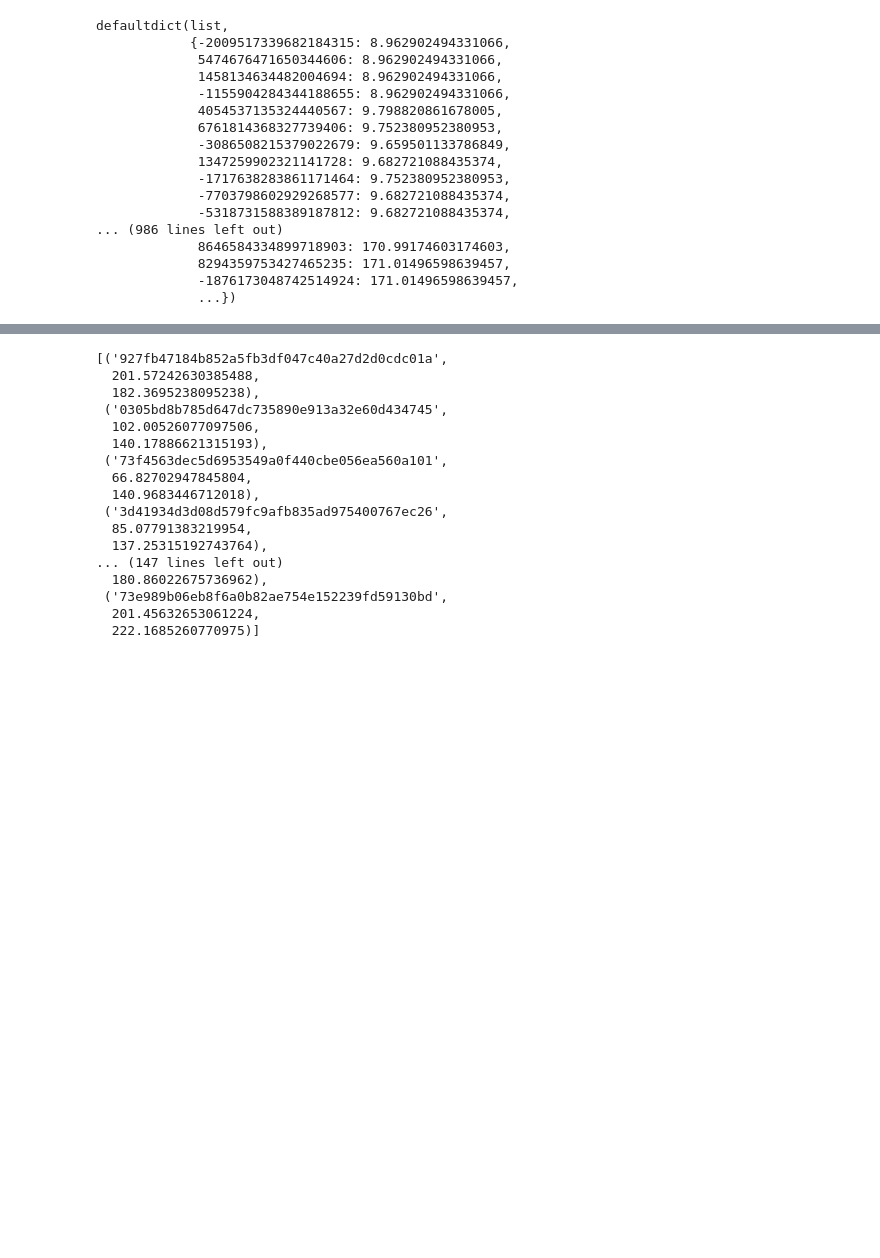
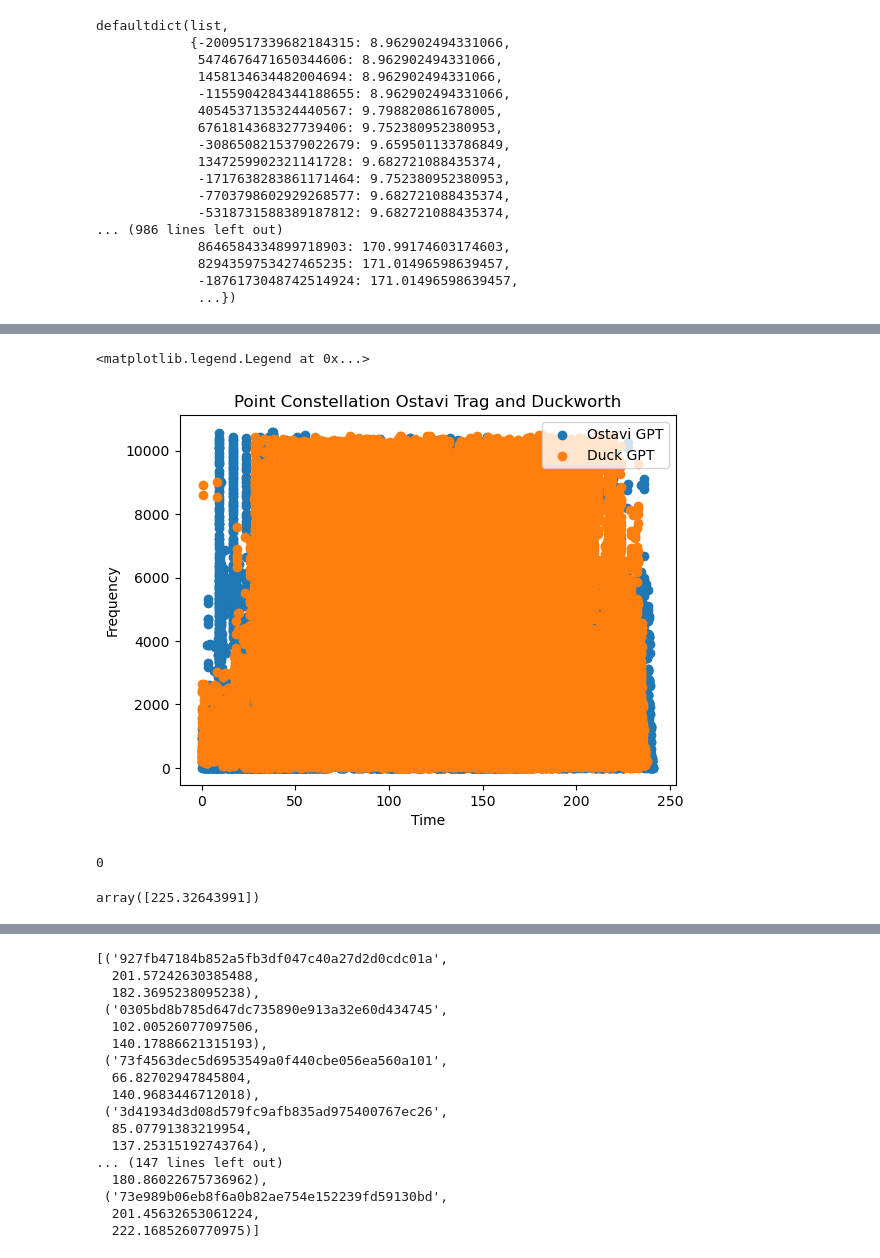
Before and after one commit to nicholaskim1004/SampleDetective, a Jupyter notebook: testing_ground.ipynb, the cells around one changed output, grey strips where cells are left out. Drawn from its saved outputs; the diff is of its cells as text; code cells hidden in the pictures; blank space fills up the shorter version.

```diff
--- a/testing_ground.ipynb
+++ b/testing_ground.ipynb
@@ -265,2 +327,59 @@ u_fingerprint = hasher(ugk_constellation)
 # %%
 #plot of the point constellations to see if there is a similarity
+
+o_times = []
+o_freq = []
+
+for i in range(len(ostavi_constellation)):
+    o_times.append(ostavi_constellation[i][0])
+    o_freq.append(ostavi_constellation[i][1])
+
+d_times = []
+d_freq = []
+
+for i in range(len(duck_constellation)):
+    d_times.append(duck_constellation[i][0])
+    d_freq.append(duck_constellation[i][1])
+
+plt.scatter(o_t_gpt,o_f_gpt,label="Ostavi GPT")
+plt.scatter(d_t_gpt,d_f_gpt,label="Duck GPT")
+plt.xlabel("Time")
+plt.ylabel("Frequency")
+plt.title("Point Constellation Ostavi Trag and Duckworth")
+plt.legend()
+# %% [output]
+<matplotlib.legend.Legend at 0x...>
+[figure, added]
+# %%
+chunk_size = int(sr2*10)
+
+len(y2) % int(len(y2)/chunk_size)
+# %% [output]
+0
+# %%
+chunk_size = int(sr2*10)
+
+num_chunks = int(len(y2)/chunk_size)
+remainder = len(y2) % num_chunks
+
+bands= [[20,60],[60,250],[250,500],[500,2000],[2000,6000]]
+
+for i in range(num_chunks):
+    start_sample = i*chunk_size
+    end_sample = (i+1)*chunk_size
+
+    chunk = y2[start_sample:end_sample]
+    for j in range(len(bands)):
+        start = bands[j][0]
+        end = bands[j][1]
+
+        frequencies = librosa.fft_frequencies(sr=sr2, n_fft=2048)
+        band_mask = (frequencies >= start) & (frequencies < end)
+
+    S = np.abs(librosa.stft(chunk, n_fft=2048, hop_length=512))
+band_energy=S[band_mask,:]
+np.max(band_energy, axis=1)
+peak_ind = np.argmax(band_energy, axis=1)
+librosa.frames_to_time(peak_ind)
+# %% [output]
+array([225.32643991])
```
Also changed, not shown: parts of 10 cells of this notebook.
